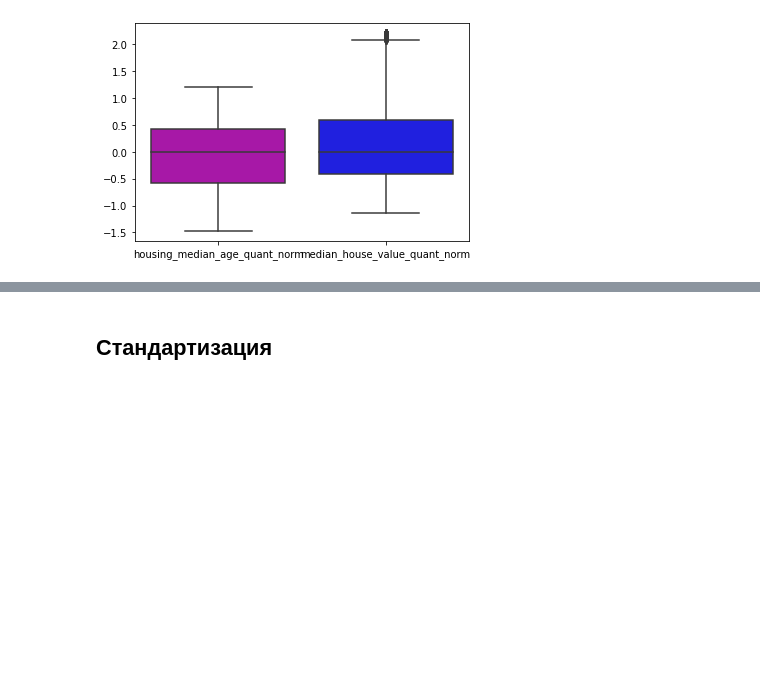
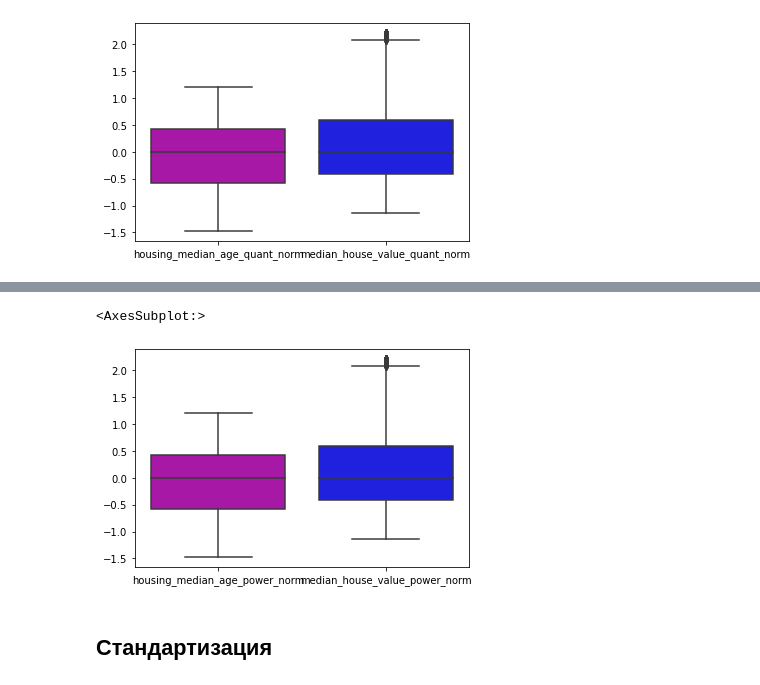
Before and after one commit to ryndovaira-org/data_science_lectures, a Jupyter notebook: 04_data_preparation/lectures/05_standardization_normalization.ipynb, the cells around one changed output, grey strips where cells are left out. Cells and saved outputs as stored; diff of their text form; code cells hidden in the pictures; blank space fills up the shorter version.

```diff
--- a/04_data_preparation/lectures/05_standardization_normalization.ipynb
+++ b/04_data_preparation/lectures/05_standardization_normalization.ipynb
@@ -498,2 +484,9 @@ sns.boxplot(data=df[['housing_median_age_quant_norm',
+# %%
+sns.boxplot(data=df[['housing_median_age_power_norm',
+                     'median_house_value_power_norm']],
+            palette=['m', 'b'])
+# %% [output]
+<AxesSubplot:>
+[figure, added]
 # %% [markdown]
 ## Стандартизация
```
Also changed, not shown: parts of 23 cells of this notebook.
